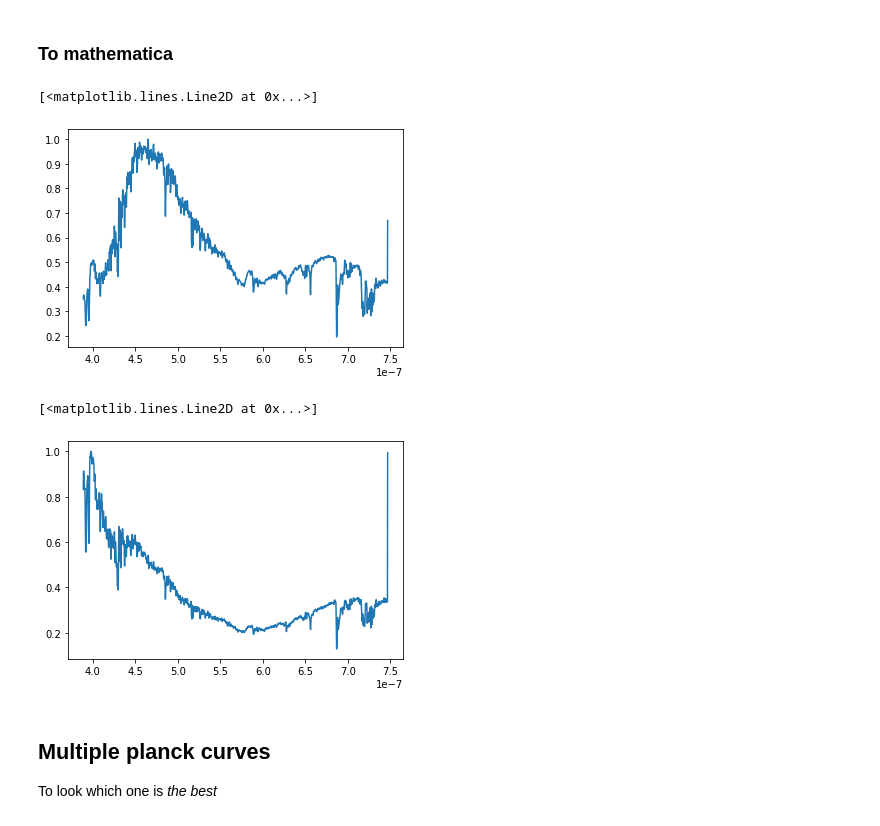
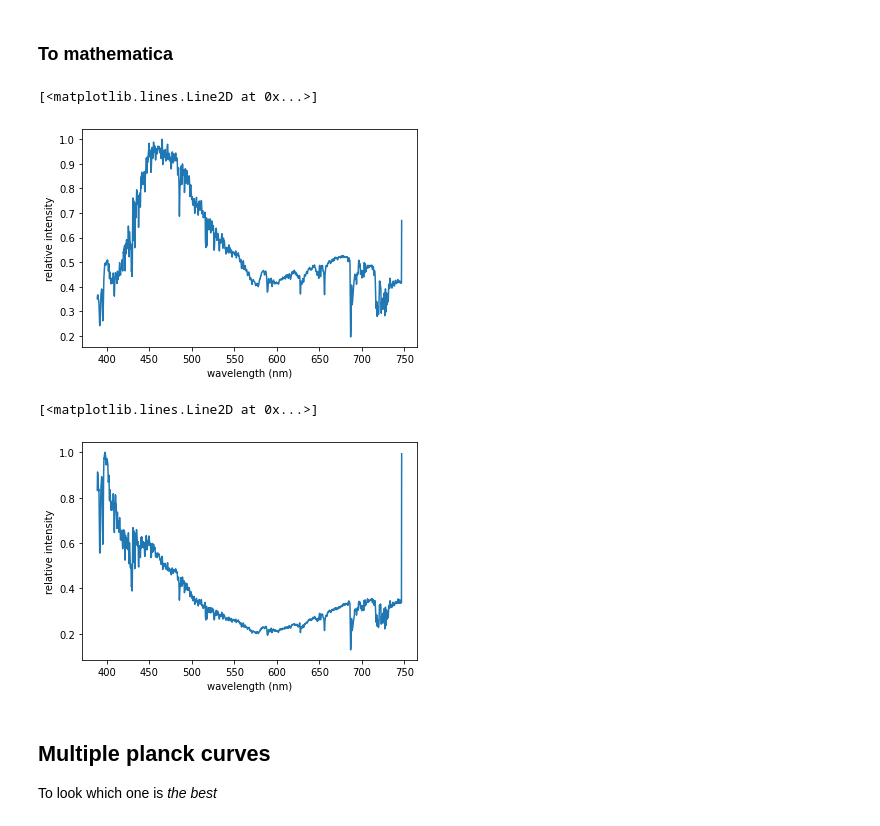
Before and after one commit to Yousousen/solar_physics, a Jupyter notebook: scripts/spectrum.ipynb, the cells around one changed output. Saved outputs shown, nothing was run; the diff lists cells and outputs as text; code cells hidden in the pictures.

```diff
--- a/scripts/spectrum.ipynb
+++ b/scripts/spectrum.ipynb
@@ -659,18 +663,22 @@ fit.plot()
 df = pd.DataFrame({'spectral irradiance' : rayleigh_spectrum / np.max(rayleigh_spectrum), 'wavelength' : wavelengths})
 df.to_csv("../data/rayleigh_spectrum.csv")
 # %%
-plt.plot(wavelengths, rayleigh_spectrum / np.max(rayleigh_spectrum))
+plt.ylabel('relative intensity')
+plt.xlabel('wavelength (nm)')
+plt.plot([ x * 10**9 for x in wavelengths ], rayleigh_spectrum / np.max(rayleigh_spectrum))
 # %% [output]
 [<matplotlib.lines.Line2D at 0x...>]
-[figure, old version]
+[figure, new version]
 # %%
 df = pd.DataFrame({'spectral irradiance' : rayleigh_spectrum_with_coeff / np.max(rayleigh_spectrum_with_coeff), 'wavelength' : wavelengths})
 df.to_csv("../data/rayleigh_spectrum_with_coeff.csv")
 # %%
-plt.plot(wavelengths, rayleigh_spectrum_with_coeff / np.max(rayleigh_spectrum_with_coeff))
+plt.ylabel('relative intensity')
+plt.xlabel('wavelength (nm)')
+plt.plot([ x * 10**9 for x in wavelengths ], rayleigh_spectrum_with_coeff / np.max(rayleigh_spectrum_with_coeff))
 # %% [output]
 [<matplotlib.lines.Line2D at 0x...>]
-[figure, old version]
+[figure, new version]
 # %% [markdown]
 ## Multiple planck curves
 To look which one is *the best*
```
Also changed, not shown: parts of 20 cells of this notebook.
